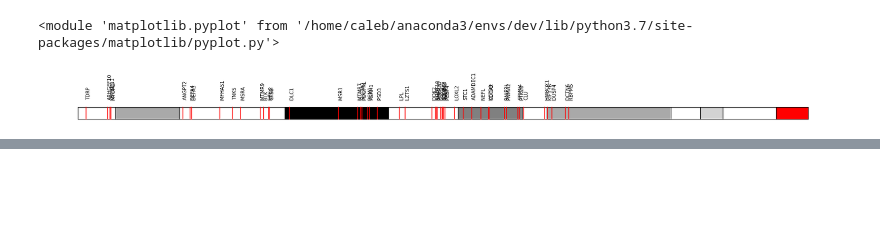
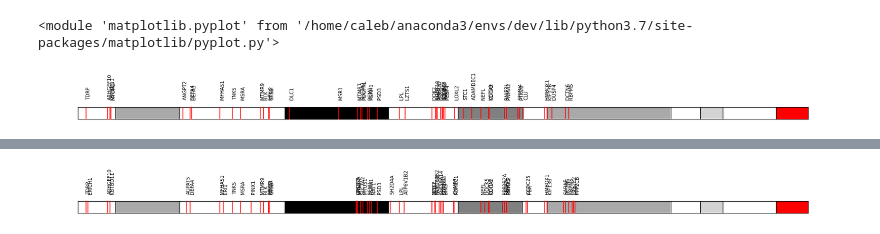
Before and after one commit to PayneLab/pancancerCNV, a Jupyter notebook: chromosome_8/11_check_equiv_location_8p.ipynb, the cells around one changed output, grey strips where cells are left out. Drawn from its saved outputs; the diff is of its cells as text; code cells hidden in the pictures; blank space fills up the shorter version.

```diff
--- a/chromosome_8/11_check_equiv_location_8p.ipynb
+++ b/chromosome_8/11_check_equiv_location_8p.ipynb
@@ -44,0 +31,3 @@ ut.make_chromosome_plot(
+# %%
+ut.make_chromosome_plot(chromo=CHROMOSOME, arm=ARM, genes=diff["protein"])
+# %% [output]
@@ -44,0 +35 @@ ut.make_chromosome_plot(
+[figure, added]
```
Also changed, not shown: parts of 7 cells of this notebook, 1 other file.
